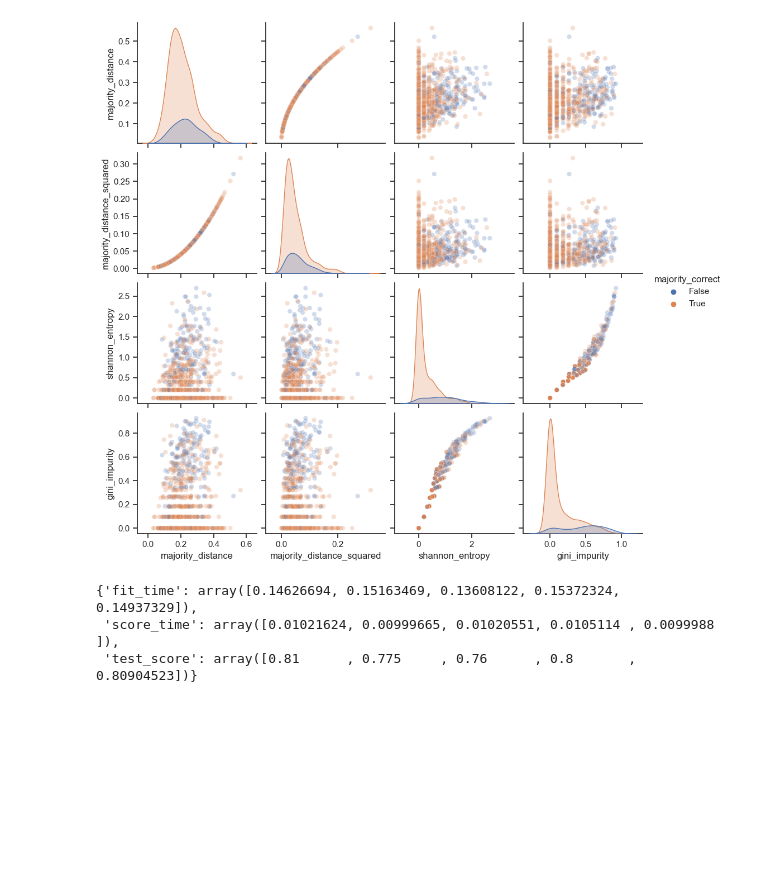
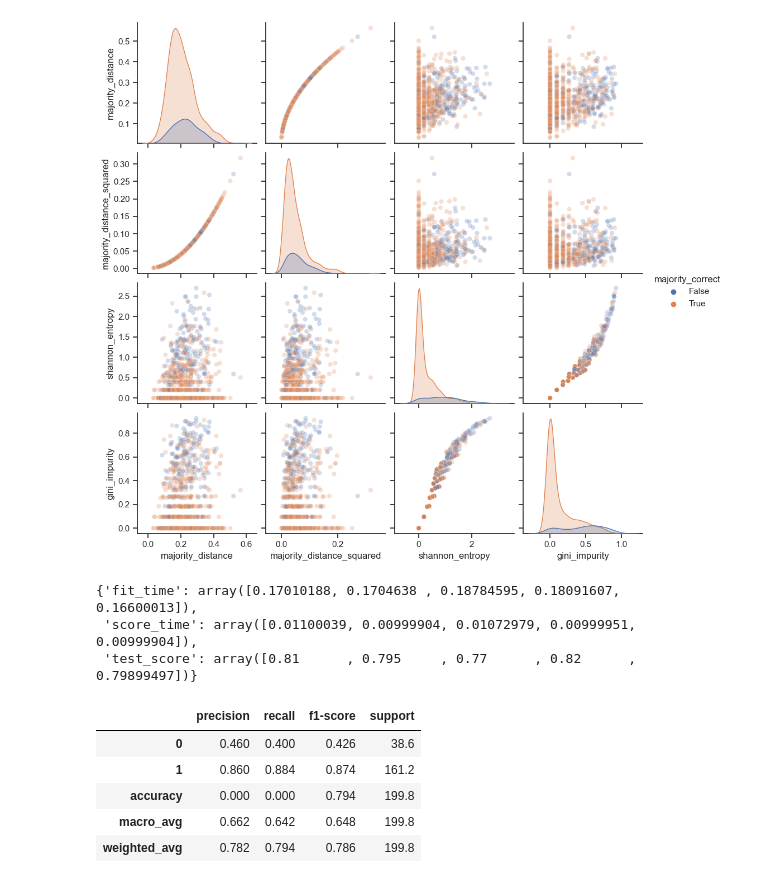
Before and after one commit to hwelsters/internal-consistency, a Jupyter notebook: 07-08-2023 (ml)/ml.ipynb, the cells around one changed output. Saved outputs shown, nothing was run; the diff lists cells and outputs as text; code cells hidden in the pictures; blank space fills up the shorter version.

```diff
--- a/07-08-2023 (ml)/ml.ipynb
+++ b/07-08-2023 (ml)/ml.ipynb
@@ -35,10 +45,39 @@ classification_reports = []
 def classification_report_scorer(y_true, y_pred):
     classification_reports.append(classification_report(y_true, y_pred))
     return accuracy_score(y_true, y_pred)
+# %%
+
+classification_reports = []
+cross_validate(RandomForestClassifier(class_weight='balanced_subsample'), data_x, data_y, scoring=make_scorer(classification_report_scorer))
+# %% [output]
+{'fit_time': array([0.17010188, 0.1704638 , 0.18784595, 0.18091607, 0.16600013]),
+ 'score_time': array([0.01100039, 0.00999904, 0.01072979, 0.00999951, 0.00999904]),
+ 'test_score': array([0.81      , 0.795     , 0.77      , 0.82      , 0.79899497])}
+# %%
+def report_average(*args):
+    report_list = list()
+    for report in args:
+        splited = [' '.join(x.split()) for x in report.split('\n\n')]
+        header = [x for x in splited[0].split(' ')]
+        data = numpy.array(splited[1].split(' ')).reshape(-1, len(header) + 1)
+        data = numpy.delete(data, 0, 1).astype(float)
+        rest = splited[2].split(' ')
+        accuarcy =numpy.array([0, 0, rest[1], rest[2]]).astype(float).reshape(-1, len(header))
+        macro_avg = numpy.array([rest[5:9]]).astype(float).reshape(-1, len(header))
+        weighted_avg = numpy.array([rest[11:]]).astype(float).reshape(-1, len(header))
+        #avg_total = numpy.array([x for x in avg]).astype(float).reshape(-1, len(header))
+        df = pandas.DataFrame(numpy.concatenate((data, accuarcy,macro_avg,weighted_avg)), columns=header)
+        report_list.append(df)
+    res = reduce(lambda x, y: x.add(y, fill_value=0), report_list) / len(report_list)
+    return res.rename(index={res.index[-3]: 'accuracy',res.index[-2]: 'macro_avg',res.index[-1]: 'weighted_avg'})
 # %%
-scoring = ['precision_macro', 'recall_macro']
+classification_reports = []
 cross_validate(RandomForestClassifier(), data_x, data_y, scoring=make_scorer(classification_report_scorer))
+report_average(*classification_reports)
 # %% [output]
-{'fit_time': array([0.14626694, 0.15163469, 0.13608122, 0.15372324, 0.14937329]),
- 'score_time': array([0.01021624, 0.00999665, 0.01020551, 0.0105114 , 0.0099988 ]),
- 'test_score': array([0.81      , 0.775     , 0.76      , 0.8       , 0.80904523])}
+|  | precision | recall | f1-score | support |
+| 0 | 0.460 | 0.400 | 0.426 | 38.6 |
+| 1 | 0.860 | 0.884 | 0.874 | 161.2 |
+| accuracy | 0.000 | 0.000 | 0.794 | 199.8 |
+| macro_avg | 0.662 | 0.642 | 0.648 | 199.8 |
+| weighted_avg | 0.782 | 0.794 | 0.786 | 199.8 |
```
Also changed, not shown: parts of 8 cells of this notebook.
